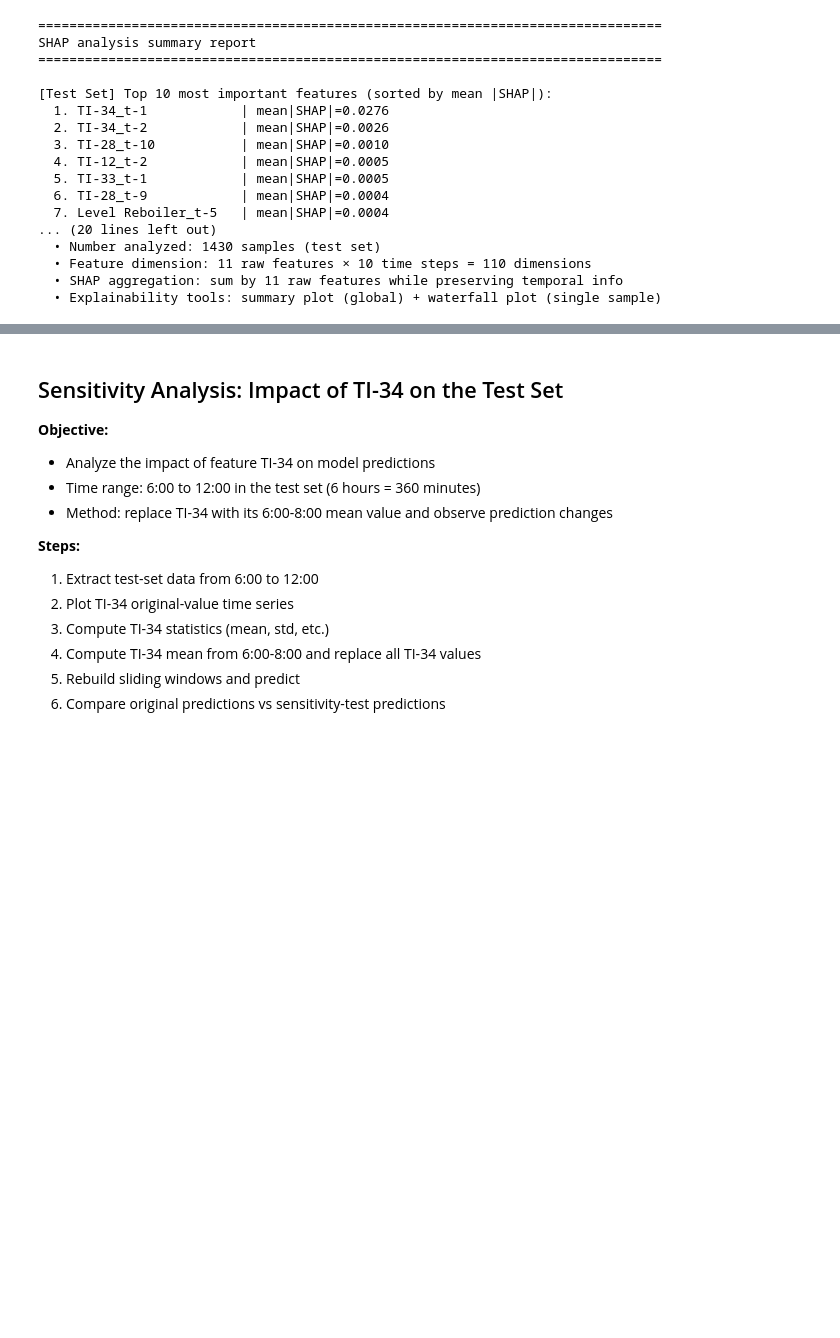
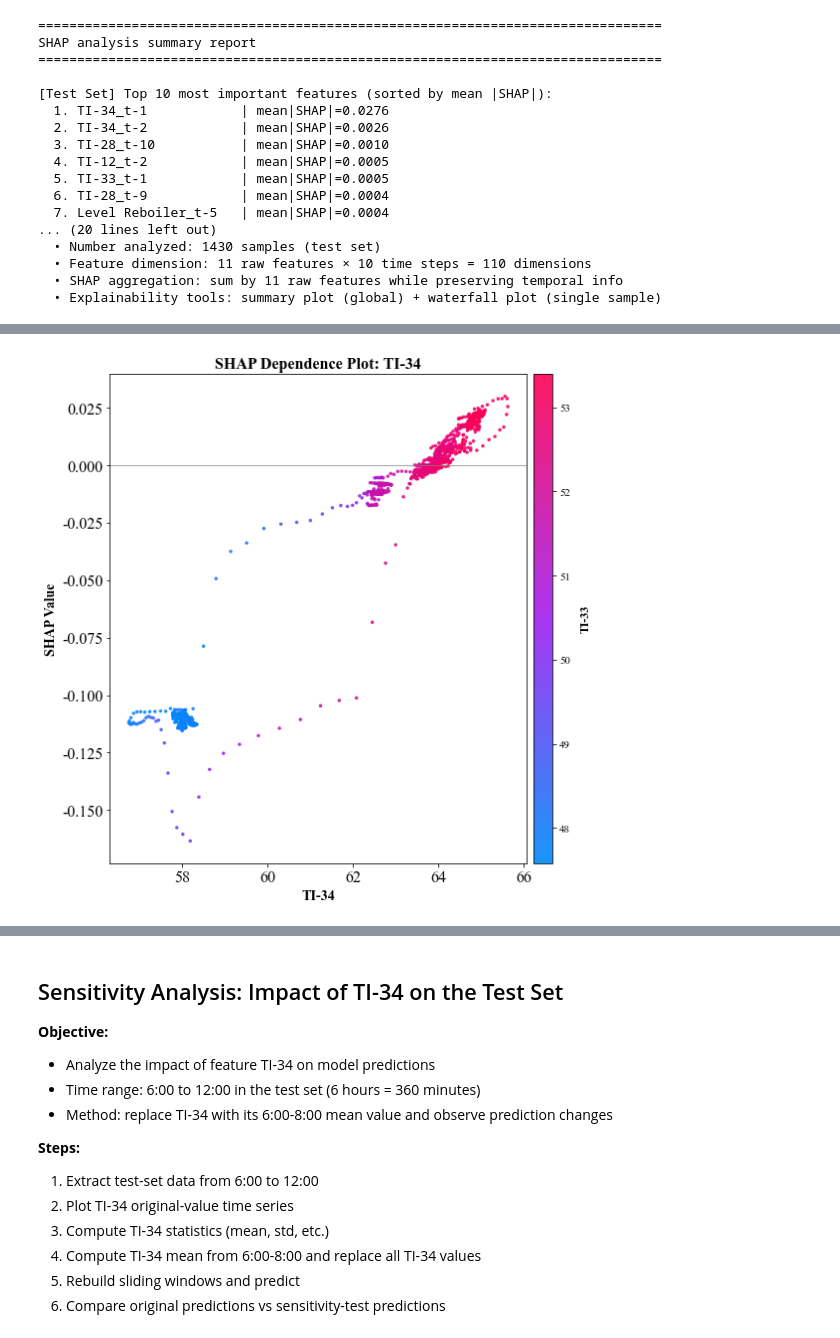
Before and after one commit to wujinrui1219/Predicted-CO2-Capture-Rate-, a Jupyter notebook: code/RF.ipynb, the cells around one changed output, grey strips where cells are left out. Saved outputs shown, nothing was run; the diff lists cells and outputs as text; code cells hidden in the pictures; blank space fills up the shorter version.

```diff
--- a/code/RF.ipynb
+++ b/code/RF.ipynb
@@ -1244,3 +1251,82 @@ SHAP analysis summary report
   • Feature dimension: 11 raw features × 10 time steps = 110 dimensions
   • SHAP aggregation: sum by 11 raw features while preserving temporal info
   • Explainability tools: summary plot (global) + waterfall plot (single sample)
+# %%
+# Step 8: SHAP dependence plots for key variables
+print("\n" + "="*80)
+print("Plot SHAP dependence plots for key variables")
+print("="*80)
+
+# Rebuild the aggregated feature table used by the SHAP summary plot
+shap_feature_df = pd.DataFrame(X_test_aggregated, columns=selected_features)
+
+# Four variables requested for SHAP dependence analysis
+dependence_features = ['TI-34', 'TI-28', 'Level Reboiler', 'TI-24']
+
+# Match the notebook's reporting style and keep exported figures crisp
+plt.rcParams.update({'font.family': 'Times New Roman'})
+
+from mpl_toolkits.axes_grid1 import make_axes_locatable
+from matplotlib.colors import LinearSegmentedColormap
+
+# SHAP-like blue->purple->red palette
+shap_cmap = LinearSegmentedColormap.from_list('shap_like', ['#008bfb', '#a020f0', '#ff0051'], N=256)
+
+def _plot_dependence_with_fixed_colorbar(feature_name, shap_values_matrix, feature_df, feature_list, width='4.5%', pad=0.10):
+    feat_idx = feature_list.index(feature_name)
+    x_values = feature_df.iloc[:, feat_idx].to_numpy()
+    y_values = shap_values_matrix[:, feat_idx]
+
+    # Keep the same interaction-selection idea as SHAP auto mode
+    interaction_candidates = shap.utils.approximate_interactions(feat_idx, shap_values_matrix, feature_df)
+    interaction_idx = next((idx for idx in interaction_candidates if idx != feat_idx), feat_idx)
+    color_values = feature_df.iloc[:, interaction_idx].to_numpy()
+    interaction_name = feature_list[interaction_idx]
+
+    fig, ax = plt.subplots(figsize=(8, 8))
+    scatter = ax.scatter(
+        x_values,
+        y_values,
+        c=color_values,
+        cmap=shap_cmap,
+        s=12,
+        alpha=0.90,
+        edgecolors='none'
+    )
+
+    ax.axhline(0, color='gray', linewidth=1.0, alpha=0.7)
+    ax.set_title(f'SHAP Dependence Plot: {feature_name}', fontsize=16, fontweight='bold')
+    ax.set_xlabel(feature_name, fontsize=14, fontweight='bold')
+    ax.set_ylabel('SHAP Value', fontsize=14, fontweight='bold')
+    ax.tick_params(axis='both', labelsize=16)
+
+    # Stable, fixed-width colorbar for all four plots
+    divider = make_axes_locatable(ax)
+    cax = divider.append_axes('right', size=width, pad=pad)
+    cbar = plt.colorbar(scatter, cax=cax)
+    cbar.set_label(interaction_name, fontsize=12, fontweight='bold', labelpad=10)
+    cbar.ax.tick_params(axis='y', labelsize=11)
+
+    plt.tight_layout()
+    filename = f"shap_dependence_{feature_name.replace(' ', '_').replace('-', '')}.png"
+    plt.savefig(filename, dpi=300, bbox_inches='tight')
+    plt.show()
+    print(f"✓ Saved: {filename}  | Interaction color: {interaction_name}")
+
+for feat in dependence_features:
+    if feat not in shap_feature_df.columns:
+        print(f"Skipping {feat}: not found in SHAP feature matrix")
+        continue
+
+    print(f"\n[Dependence Plot] {feat}")
+    _plot_dependence_with_fixed_colorbar(
+        feat,
+        shap_values_aggregated,
+        shap_feature_df,
+        selected_features,
+        width='4.5%',
+        pad=0.10
+    )
+
+print("\n✓ Completed SHAP dependence plots for TI-34, TI-28, Level Reboiler, and TI-24")
+# %% [output]
@@ -1246,0 +1338 @@ SHAP analysis summary report
+[figure, added]
```
Also changed, not shown: parts of 6 cells of this notebook.
